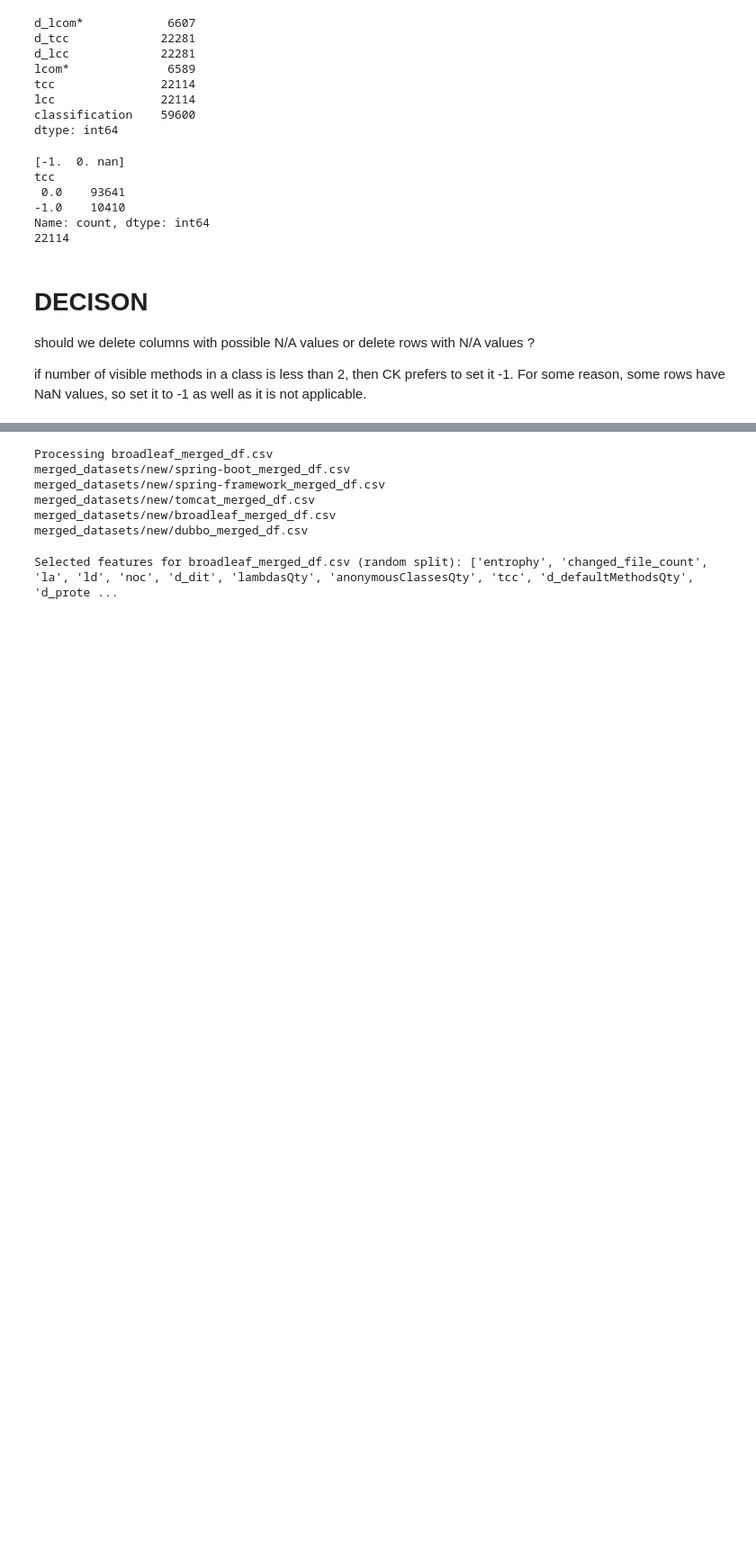
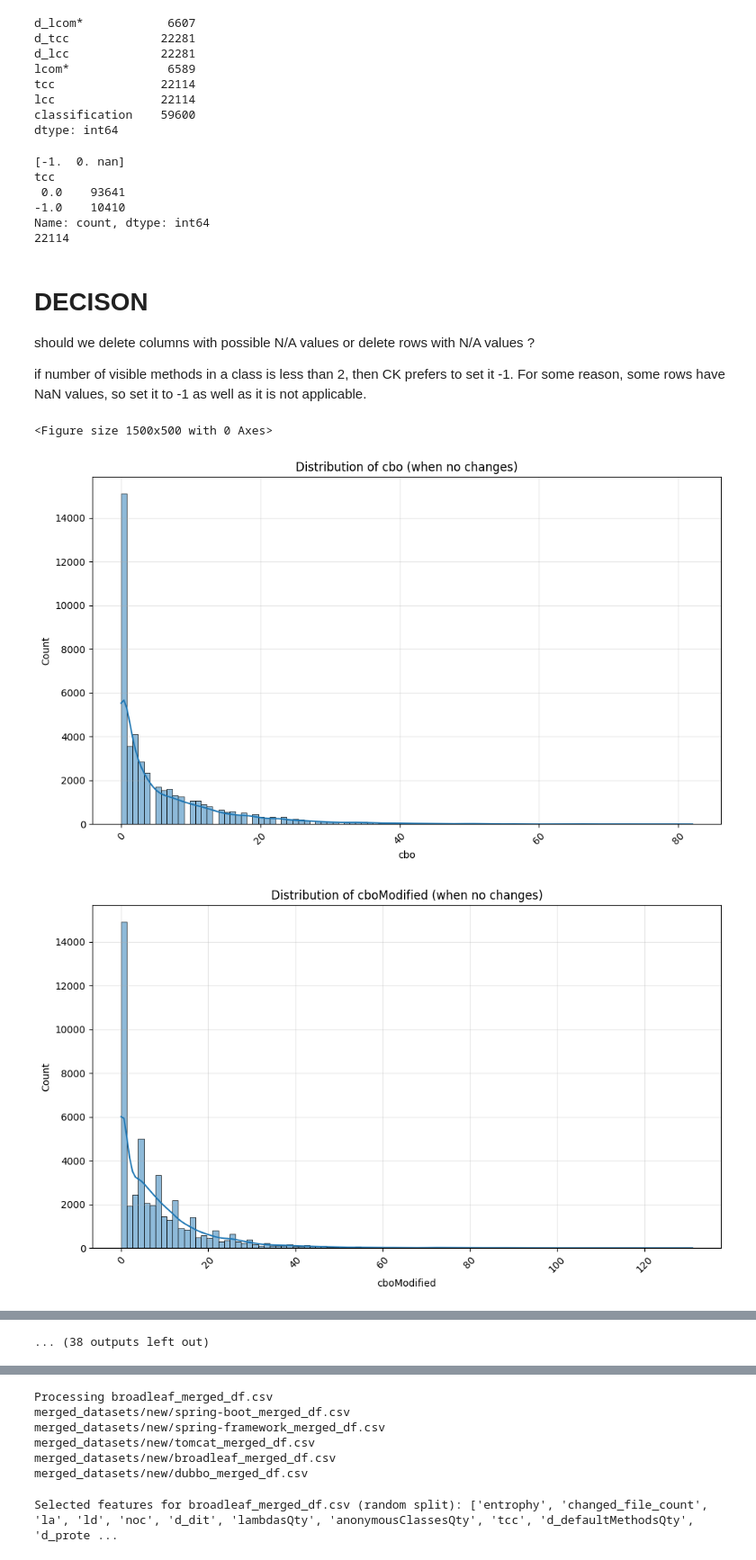
Before and after one commit to MustafaKrc/JIT-SDP, a Jupyter notebook: notebooks/feature_selection.ipynb, the cells around one changed output, grey strips where cells are left out. Shown at 90% size. Saved outputs shown, nothing was run; the diff lists cells and outputs as text; code cells hidden in the pictures; blank space fills up the shorter version.

```diff
--- a/notebooks/feature_selection.ipynb
+++ b/notebooks/feature_selection.ipynb
@@ -112,9 +302,9 @@ def hyperparameter_optimization(x_train, y_train, n_splits=5, n_trials=50):
 # %%
 # all columns in the dataset
 INFO_COLUMNS = [
-                "type", #"linked", "fileschanged",
+                "class", "type", #"linked", "fileschanged",
                 "ndev", "age", "exp", "rexp", "sexp",
-                "glm_probability", "classification",
+                "glm_probability", #"classification",
                 "time_of_day", "day_of_week", "is_weekend",
                 "author_experience", "author_ownership",
                 "hash","file", "author_date_unix_timestamp"]
@@ -123,8 +313,8 @@ Y_COLUMN = ['contains_bug']
 
 X_COLUMNS = ["d_cbo","d_cboModified","d_fanin",
              "d_fanout","d_wmc","d_dit","d_noc",
-             "d_rfc","d_lcom","d_lcom*","d_tcc",
-             "d_lcc","d_totalMethodsQty","d_staticMethodsQty",
+             "d_rfc","d_lcom",#"d_lcom*","d_tcc","d_lcc",
+             "d_totalMethodsQty","d_staticMethodsQty",
              "d_publicMethodsQty","d_privateMethodsQty","d_protectedMethodsQty",
              "d_defaultMethodsQty","d_visibleMethodsQty","d_abstractMethodsQty",
              "d_finalMethodsQty","d_synchronizedMethodsQty","d_totalFieldsQty",
@@ -138,8 +328,8 @@ X_COLUMNS = ["d_cbo","d_cboModified","d_fanin",
              #"d_uniqueWordsQty",
              "d_modifiers",
              #"d_logStatementsQty",
-             "cbo","cboModified","fanin","fanout","wmc","dit","noc","rfc","lcom","lcom*",
-             "tcc","lcc","totalMethodsQty","staticMethodsQty","publicMethodsQty",
+             "cbo","cboModified","fanin","fanout","wmc","dit","noc","rfc","lcom",#"lcom*","tcc","lcc",
+             "totalMethodsQty","staticMethodsQty","publicMethodsQty",
              "privateMethodsQty","protectedMethodsQty","defaultMethodsQty",
              "visibleMethodsQty","abstractMethodsQty","finalMethodsQty",
              "synchronizedMethodsQty","totalFieldsQty","staticFieldsQty",
@@ -161,6 +351,10 @@ X_COLUMNS = ["d_cbo","d_cboModified","d_fanin",
              "changed_file_count",
              #"entropy_bucket",
              ]
+
+# these columns have NaN values
+# so we dont use them for simplicity
+NaN_COLUMNS = ["d_lcom*", "d_tcc", "d_lcc", "lcom*", "tcc", "lcc", "classification"]
 # %%
 import pandas as pd
 # read the merged df
@@ -598,0 +1380,7 @@ def main(result_prefix: str, feature_selection_method="mrmr", n_features = 50, n
+# %%
+df = pd.read_csv(DATASETS[0])
+plot_distribution(df)
+# %% [output]
+<Figure size 1500x500 with 0 Axes>
+[figure, added]
+[figure, added]
@@ -598,0 +1396 @@ def main(result_prefix: str, feature_selection_method="mrmr", n_features = 50, n
+... (38 outputs left out)
```
Also changed, not shown: parts of 15 cells of this notebook.
